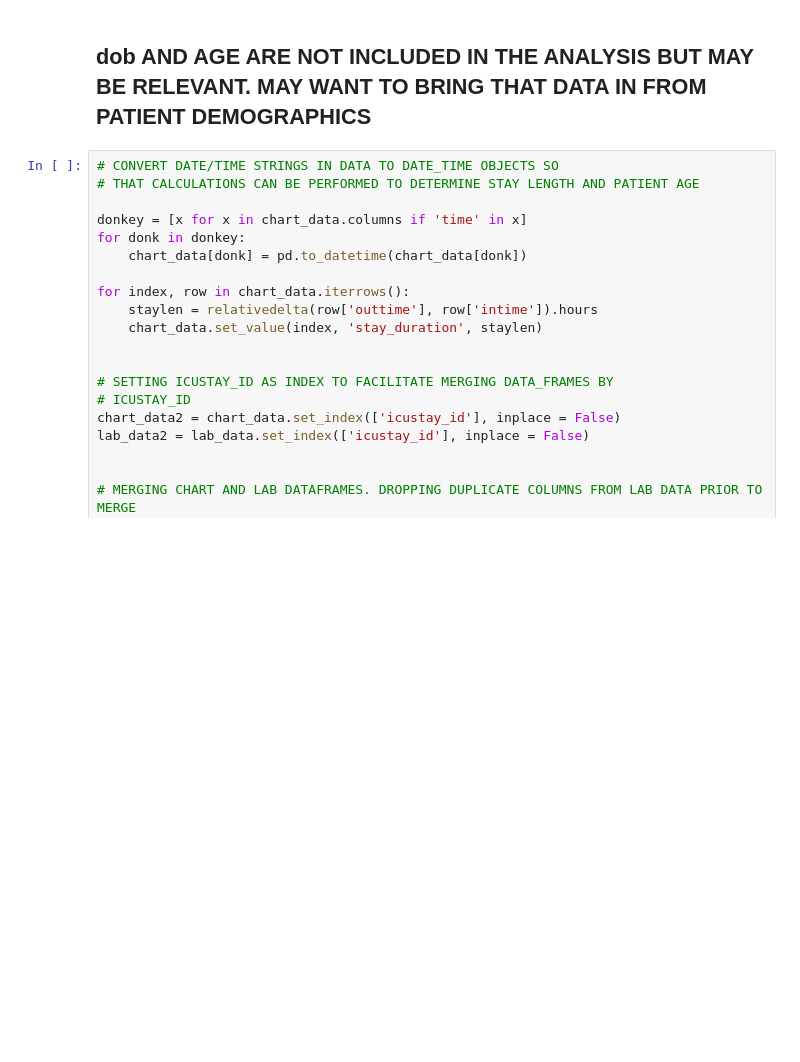
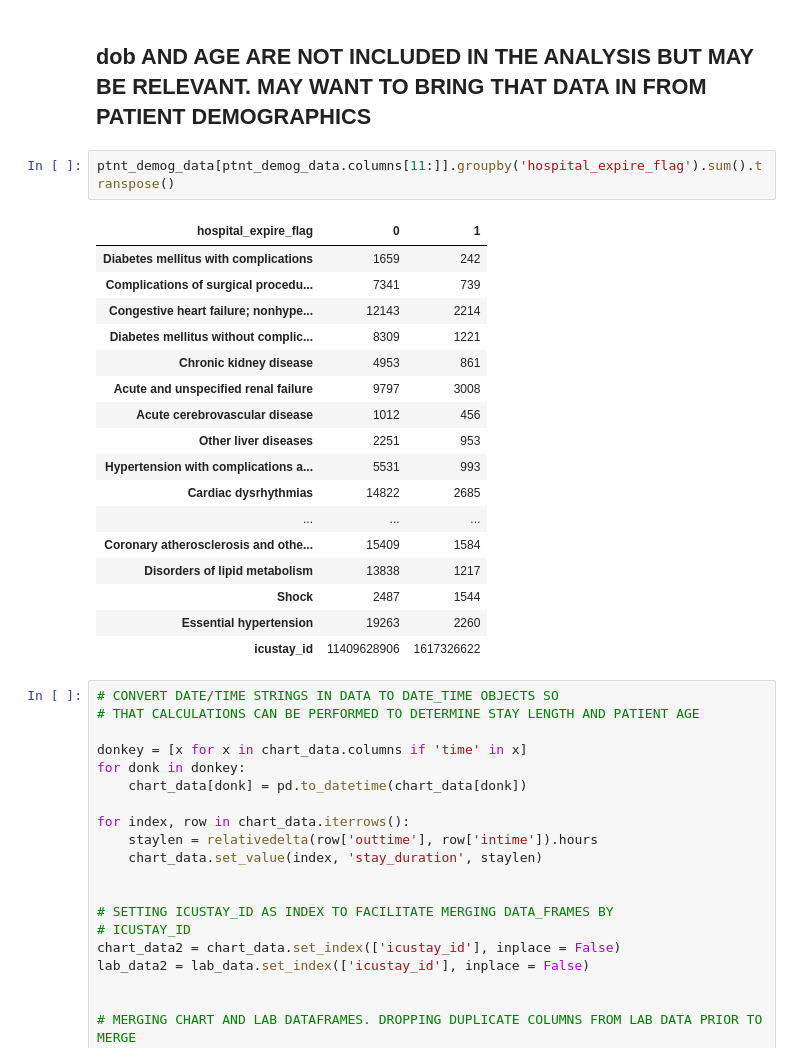
Before and after one commit to RJBeetel3/mimic3_analysis, a Jupyter notebook: ICU_MORTALITY_FIRST24.ipynb, the cells around one changed output. Drawn from its saved outputs; the diff is of its cells as text; blank space fills up the shorter version.

```diff
--- a/ICU_MORTALITY_FIRST24.ipynb
+++ b/ICU_MORTALITY_FIRST24.ipynb
@@ -50,5 +103,25 @@ chart_data.head()
 # %% [markdown]
 ## dob AND AGE ARE NOT INCLUDED IN THE ANALYSIS BUT MAY BE RELEVANT. MAY WANT TO BRING THAT DATA IN FROM PATIENT DEMOGRAPHICS
+# %%
+ptnt_demog_data[ptnt_demog_data.columns[11:]].groupby('hospital_expire_flag').sum().transpose()
+# %% [output]
+| hospital_expire_flag | 0 | 1 |
+| Diabetes mellitus with complications | 1659 | 242 |
+| Complications of surgical procedu... | 7341 | 739 |
+| Congestive heart failure; nonhype... | 12143 | 2214 |
+| Diabetes mellitus without complic... | 8309 | 1221 |
+| Chronic kidney disease | 4953 | 861 |
+| Acute and unspecified renal failure | 9797 | 3008 |
+| Acute cerebrovascular disease | 1012 | 456 |
+| Other liver diseases | 2251 | 953 |
+| Hypertension with complications a... | 5531 | 993 |
+| Cardiac dysrhythmias | 14822 | 2685 |
+| ... | ... | ... |
+| Coronary atherosclerosis and othe... | 15409 | 1584 |
+| Disorders of lipid metabolism | 13838 | 1217 |
+| Shock | 2487 | 1544 |
+| Essential hypertension | 19263 | 2260 |
+| icustay_id | 11409628906 | 1617326622 |
 # %%
 # CONVERT DATE/TIME STRINGS IN DATA TO DATE_TIME OBJECTS SO
 # THAT CALCULATIONS CAN BE PERFORMED TO DETERMINE STAY LENGTH AND PATIENT AGE
```
Also changed, not shown: parts of 2 cells of this notebook.
